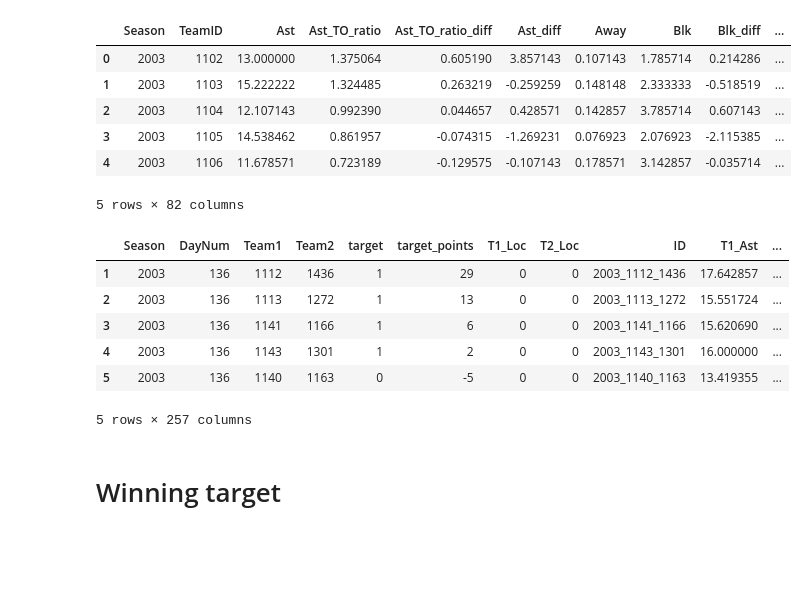
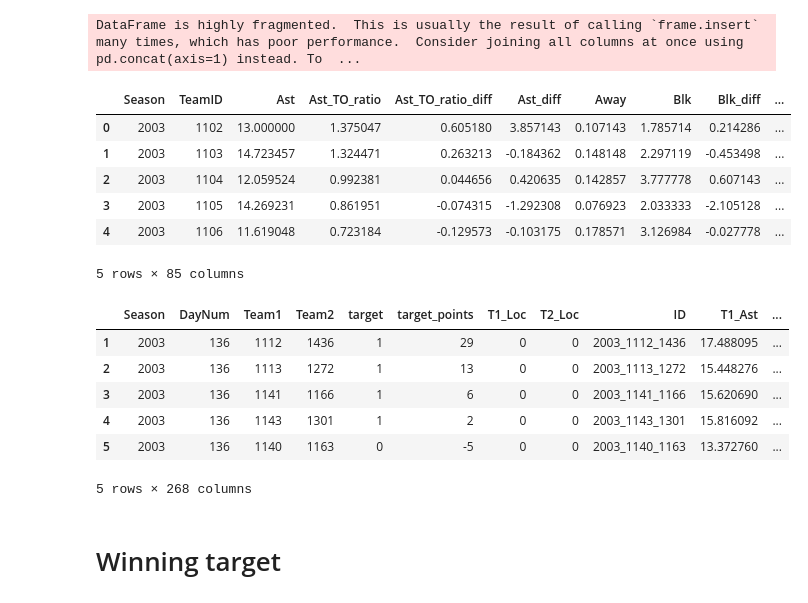
Before and after one commit to lucabasa/kaggle_competitions, a Jupyter notebook: march_madness/02_pre_model_men.ipynb, the cells around one changed output. Drawn from its saved outputs; the diff is of its cells as text; code cells hidden in the pictures; blank space fills up the shorter version.

```diff
--- a/march_madness/02_pre_model_men.ipynb
+++ b/march_madness/02_pre_model_men.ipynb
@@ -12,15 +12,18 @@ from source.add_info import add_seed
 from source.make_train_test import make_teams_target, make_training_data
 # %%
 men_reg = pd.read_csv('data/march-machine-learning-mania-2026/MRegularSeasonDetailedResults.csv')
-men_reg = process_details(men_reg)
-men_reg = full_stats(men_reg)
+men_reg_details = process_details(men_reg)
+men_reg = full_stats(men_reg_details)
+men_reg = add_seed('data/march-machine-learning-mania-2026/MNCAATourneySeeds.csv', men_reg)
+men_reg = add_elo(men_reg_details, men_reg)
 
 men_reg.head()
 # %% [output]
+DataFrame is highly fragmented.  This is usually the result of calling `frame.insert` many times, which has poor performance.  Consider joining all columns at once using pd.concat(axis=1) instead. To  ...
 |  | Season | TeamID | Ast | Ast_TO_ratio | Ast_TO_ratio_diff | Ast_diff | Away | Blk | Blk_diff | ... |
-| 0 | 2003 | 1102 | 13.000000 | 1.375064 | 0.605190 | 3.857143 | 0.107143 | 1.785714 | 0.214286 | ... |
-| 1 | 2003 | 1103 | 15.222222 | 1.324485 | 0.263219 | -0.259259 | 0.148148 | 2.333333 | -0.518519 | ... |
-| 2 | 2003 | 1104 | 12.107143 | 0.992390 | 0.044657 | 0.428571 | 0.142857 | 3.785714 | 0.607143 | ... |
-| 3 | 2003 | 1105 | 14.538462 | 0.861957 | -0.074315 | -1.269231 | 0.076923 | 2.076923 | -2.115385 | ... |
-| 4 | 2003 | 1106 | 11.678571 | 0.723189 | -0.129575 | -0.107143 | 0.178571 | 3.142857 | -0.035714 | ... |
+| 0 | 2003 | 1102 | 13.000000 | 1.375047 | 0.605180 | 3.857143 | 0.107143 | 1.785714 | 0.214286 | ... |
+| 1 | 2003 | 1103 | 14.723457 | 1.324471 | 0.263213 | -0.184362 | 0.148148 | 2.297119 | -0.453498 | ... |
+| 2 | 2003 | 1104 | 12.059524 | 0.992381 | 0.044656 | 0.420635 | 0.142857 | 3.777778 | 0.607143 | ... |
+| 3 | 2003 | 1105 | 14.269231 | 0.861951 | -0.074315 | -1.292308 | 0.076923 | 2.033333 | -2.105128 | ... |
+| 4 | 2003 | 1106 | 11.619048 | 0.723184 | -0.129573 | -0.103175 | 0.178571 | 3.126984 | -0.027778 | ... |
-5 rows × 82 columns
+5 rows × 85 columns
@@ -31,14 +32,16 @@ men_target_data = pd.read_csv('data/march-machine-learning-mania-2026/MNCAATourn
 men_target_data = make_teams_target(men_target_data, "men")
 # %%
 men_training = make_training_data(men_reg, men_target_data)
+men_training = add_stage(men_training)
+men_training = add_quality(men_training, men_reg_details)
 men_training  = men_training[men_training.DayNum >= 136]  # remove pre tourney
 
 men_training.head()
 # %% [output]
 |  | Season | DayNum | Team1 | Team2 | target | target_points | T1_Loc | T2_Loc | ID | T1_Ast | ... |
-| 1 | 2003 | 136 | 1112 | 1436 | 1 | 29 | 0 | 0 | 2003_1112_1436 | 17.642857 | ... |
-| 2 | 2003 | 136 | 1113 | 1272 | 1 | 13 | 0 | 0 | 2003_1113_1272 | 15.551724 | ... |
+| 1 | 2003 | 136 | 1112 | 1436 | 1 | 29 | 0 | 0 | 2003_1112_1436 | 17.488095 | ... |
+| 2 | 2003 | 136 | 1113 | 1272 | 1 | 13 | 0 | 0 | 2003_1113_1272 | 15.448276 | ... |
 | 3 | 2003 | 136 | 1141 | 1166 | 1 | 6 | 0 | 0 | 2003_1141_1166 | 15.620690 | ... |
-| 4 | 2003 | 136 | 1143 | 1301 | 1 | 2 | 0 | 0 | 2003_1143_1301 | 16.000000 | ... |
-| 5 | 2003 | 136 | 1140 | 1163 | 0 | -5 | 0 | 0 | 2003_1140_1163 | 13.419355 | ... |
+| 4 | 2003 | 136 | 1143 | 1301 | 1 | 2 | 0 | 0 | 2003_1143_1301 | 15.816092 | ... |
+| 5 | 2003 | 136 | 1140 | 1163 | 0 | -5 | 0 | 0 | 2003_1140_1163 | 13.372760 | ... |
-5 rows × 257 columns
+5 rows × 268 columns
```
Also changed, not shown: parts of 9 cells of this notebook, 6 other files.
